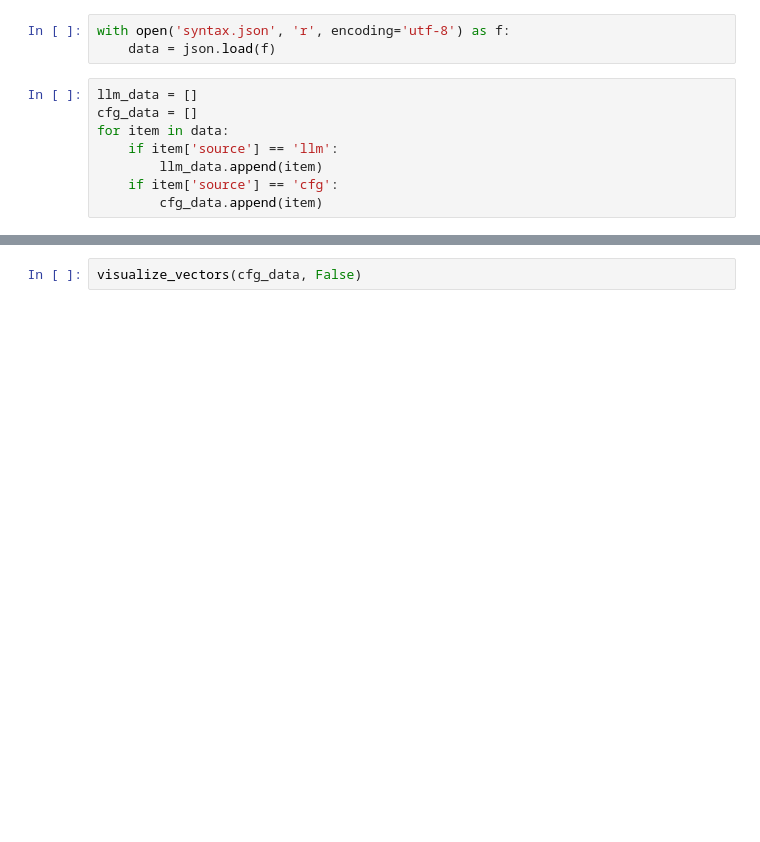
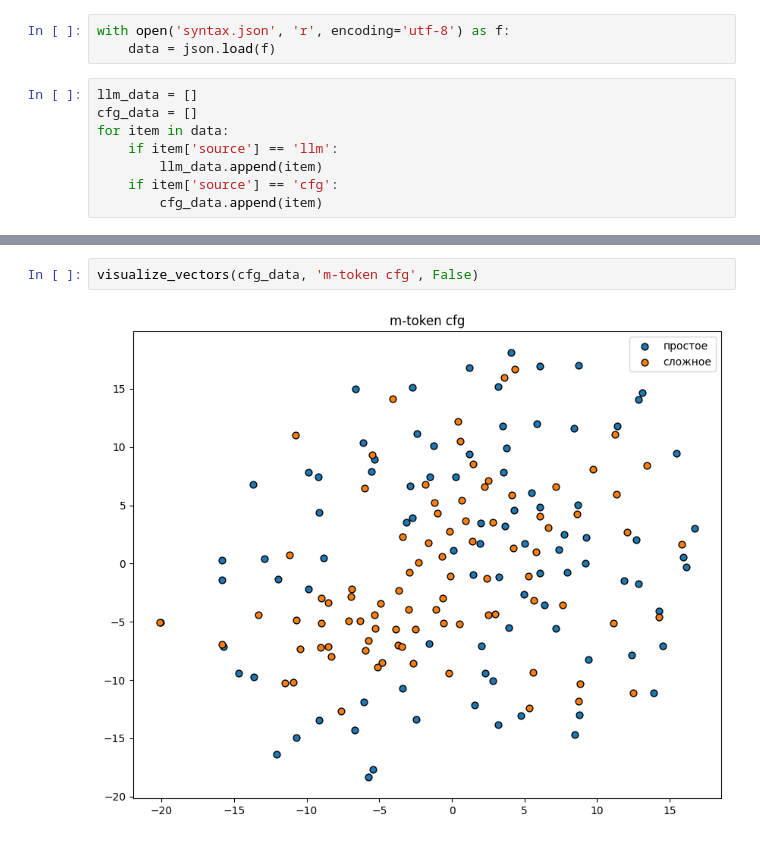
Before and after one commit to PalkinEgor/diploma, a Jupyter notebook: notebooks/e_m_syntax_analyze.ipynb, the cells around one changed output, grey strips where cells are left out. Drawn from its saved outputs; the diff is of its cells as text; blank space fills up the shorter version.

```diff
--- a/notebooks/e_m_syntax_analyze.ipynb
+++ b/notebooks/e_m_syntax_analyze.ipynb
@@ -49,3 +64,5 @@ visualize_vectors(cfg_data, True)
 # %%
-visualize_vectors(cfg_data, False)
+visualize_vectors(cfg_data, 'm-token cfg', False)
+# %% [output]
+[figure, added]
 # %%
```
Also changed, not shown: parts of 12 cells of this notebook, 7 other files.
